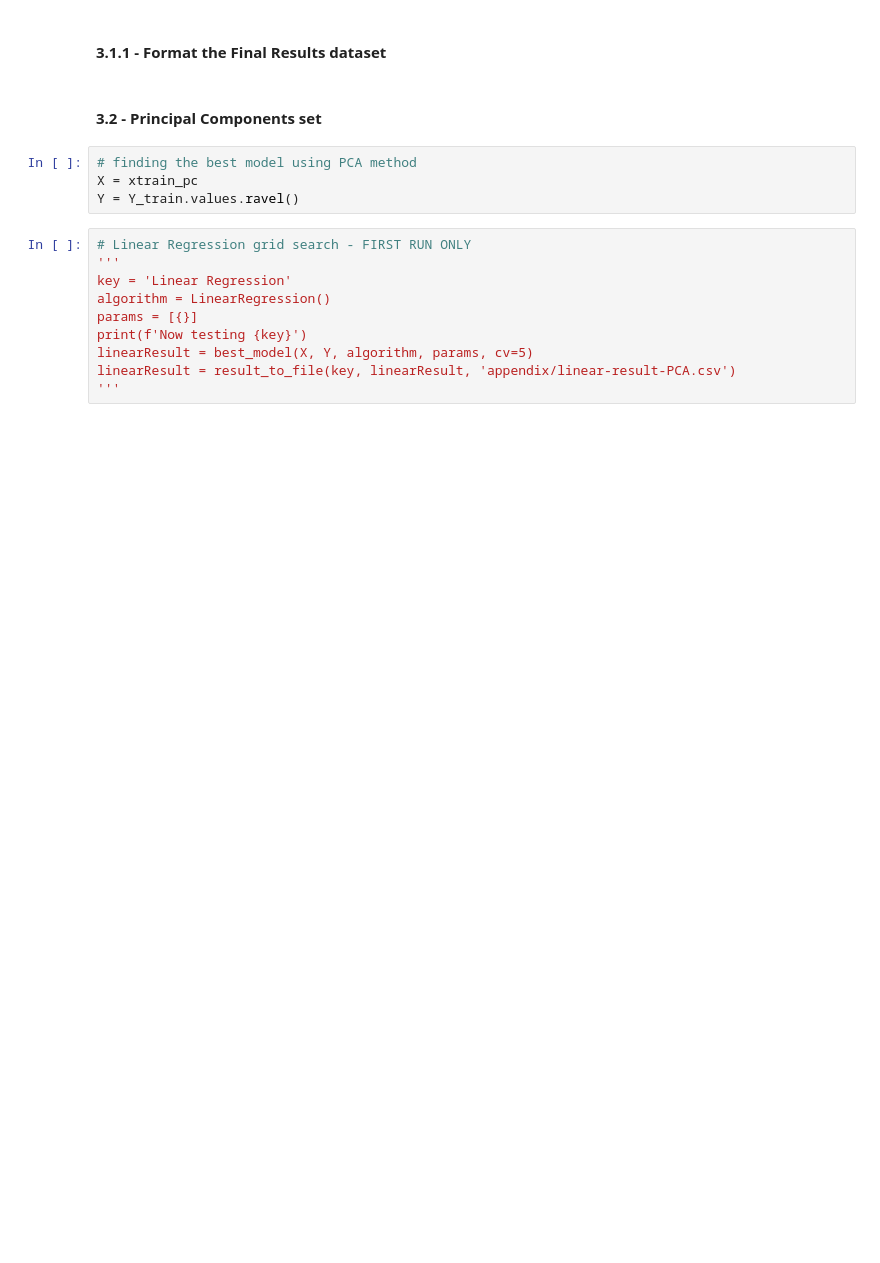
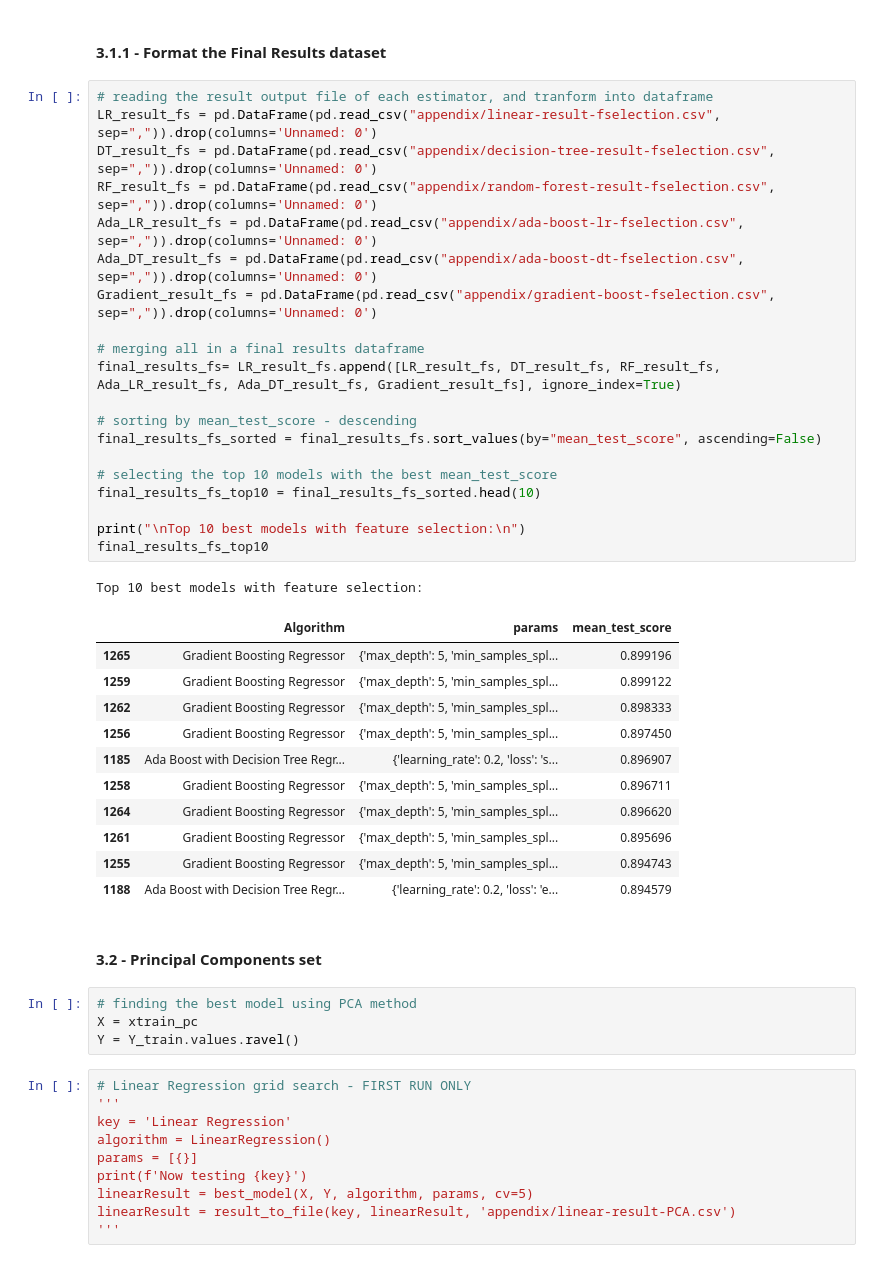
Before and after one commit to ray2g/Data-Mining-Projects, a Jupyter notebook: Homework Assignment 2/PD_TPC2_script.ipynb, the cells around one changed output. Cells and saved outputs as stored; diff of their text form; blank space fills up the shorter version.

```diff
--- a/Homework Assignment 2/PD_TPC2_script.ipynb
+++ b/Homework Assignment 2/PD_TPC2_script.ipynb
@@ -929,5 +924,38 @@ Now testing Gradient Boosting Regressor
 # %% [markdown]
 #### 3.1.1 - Format the Final Results dataset
+# %%
+# reading the result output file of each estimator, and tranform into dataframe
+LR_result_fs = pd.DataFrame(pd.read_csv("appendix/linear-result-fselection.csv", sep=",")).drop(columns='Unnamed: 0')
+DT_result_fs = pd.DataFrame(pd.read_csv("appendix/decision-tree-result-fselection.csv", sep=",")).drop(columns='Unnamed: 0')
+RF_result_fs = pd.DataFrame(pd.read_csv("appendix/random-forest-result-fselection.csv", sep=",")).drop(columns='Unnamed: 0')
+Ada_LR_result_fs = pd.DataFrame(pd.read_csv("appendix/ada-boost-lr-fselection.csv", sep=",")).drop(columns='Unnamed: 0')
+Ada_DT_result_fs = pd.DataFrame(pd.read_csv("appendix/ada-boost-dt-fselection.csv", sep=",")).drop(columns='Unnamed: 0')
+Gradient_result_fs = pd.DataFrame(pd.read_csv("appendix/gradient-boost-fselection.csv", sep=",")).drop(columns='Unnamed: 0')
+
+# merging all in a final results dataframe
+final_results_fs= LR_result_fs.append([LR_result_fs, DT_result_fs, RF_result_fs, Ada_LR_result_fs, Ada_DT_result_fs, Gradient_result_fs], ignore_index=True)
+
+# sorting by mean_test_score - descending
+final_results_fs_sorted = final_results_fs.sort_values(by="mean_test_score", ascending=False)
+
+# selecting the top 10 models with the best mean_test_score
+final_results_fs_top10 = final_results_fs_sorted.head(10)
+
+print("\nTop 10 best models with feature selection:\n")
+final_results_fs_top10
+# %% [output]
+Top 10 best models with feature selection:
+|  | Algorithm | params | mean_test_score |
+| 1265 | Gradient Boosting Regressor | {'max_depth': 5, 'min_samples_spl... | 0.899196 |
+| 1259 | Gradient Boosting Regressor | {'max_depth': 5, 'min_samples_spl... | 0.899122 |
+| 1262 | Gradient Boosting Regressor | {'max_depth': 5, 'min_samples_spl... | 0.898333 |
+| 1256 | Gradient Boosting Regressor | {'max_depth': 5, 'min_samples_spl... | 0.897450 |
+| 1185 | Ada Boost with Decision Tree Regr... | {'learning_rate': 0.2, 'loss': 's... | 0.896907 |
+| 1258 | Gradient Boosting Regressor | {'max_depth': 5, 'min_samples_spl... | 0.896711 |
+| 1264 | Gradient Boosting Regressor | {'max_depth': 5, 'min_samples_spl... | 0.896620 |
+| 1261 | Gradient Boosting Regressor | {'max_depth': 5, 'min_samples_spl... | 0.895696 |
+| 1255 | Gradient Boosting Regressor | {'max_depth': 5, 'min_samples_spl... | 0.894743 |
+| 1188 | Ada Boost with Decision Tree Regr... | {'learning_rate': 0.2, 'loss': 'e... | 0.894579 |
 # %% [markdown]
 #### 3.2 - Principal Components set
 # %%
```
Also changed, not shown: parts of 28 cells of this notebook, 5 other files.
